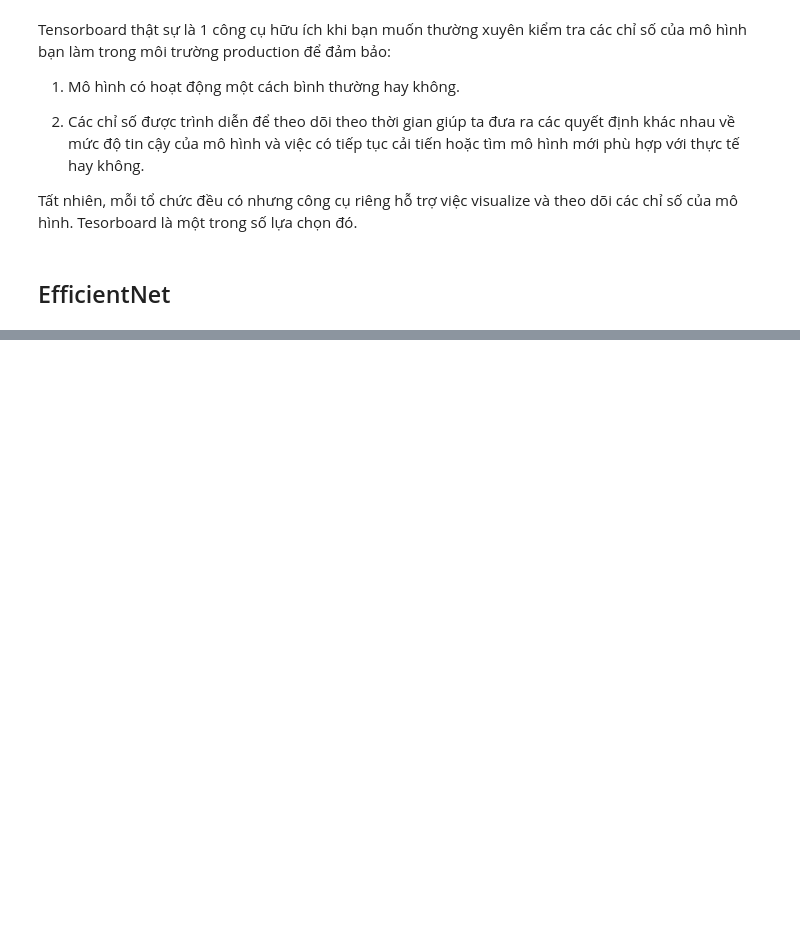
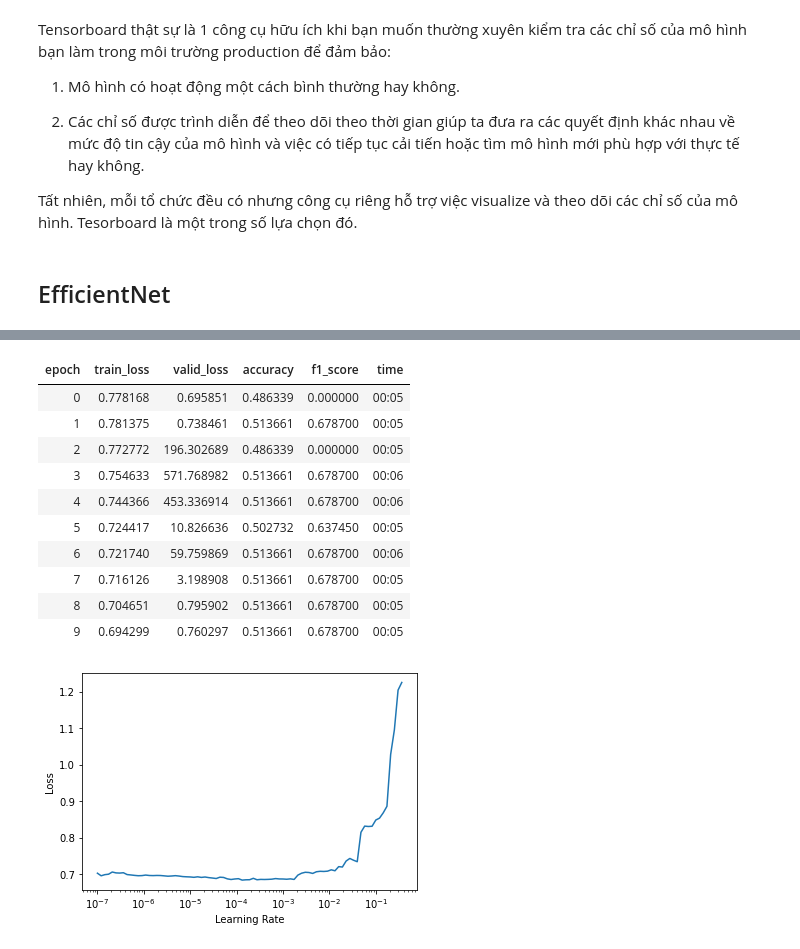
Before and after one commit to ddpham/swift_swallow_classification, a Jupyter notebook: nbs/fastai_model.ipynb, the cells around one changed output, grey strips where cells are left out. Drawn from its saved outputs; the diff is of its cells as text; code cells hidden in the pictures; blank space fills up the shorter version.

```diff
--- a/nbs/fastai_model.ipynb
+++ b/nbs/fastai_model.ipynb
@@ -656,0 +799,4 @@ Về cơ bản, `EfficientNet` giúp
+# %%
+lr_min, lr_steep = learner.lr_find()
+learner.fit_one_cycle(10, lr_max=slice(lr_min, lr_steep))
+# %% [output]
@@ -656,0 +804,12 @@ Về cơ bản, `EfficientNet` giúp
+| epoch | train_loss | valid_loss | accuracy | f1_score | time |
+| 0 | 0.778168 | 0.695851 | 0.486339 | 0.000000 | 00:05 |
+| 1 | 0.781375 | 0.738461 | 0.513661 | 0.678700 | 00:05 |
+| 2 | 0.772772 | 196.302689 | 0.486339 | 0.000000 | 00:05 |
+| 3 | 0.754633 | 571.768982 | 0.513661 | 0.678700 | 00:06 |
+| 4 | 0.744366 | 453.336914 | 0.513661 | 0.678700 | 00:06 |
+| 5 | 0.724417 | 10.826636 | 0.502732 | 0.637450 | 00:05 |
+| 6 | 0.721740 | 59.759869 | 0.513661 | 0.678700 | 00:06 |
+| 7 | 0.716126 | 3.198908 | 0.513661 | 0.678700 | 00:05 |
+| 8 | 0.704651 | 0.795902 | 0.513661 | 0.678700 | 00:05 |
+| 9 | 0.694299 | 0.760297 | 0.513661 | 0.678700 | 00:05 |
+[figure, added]
```
Also changed, not shown: parts of 26 cells of this notebook.
